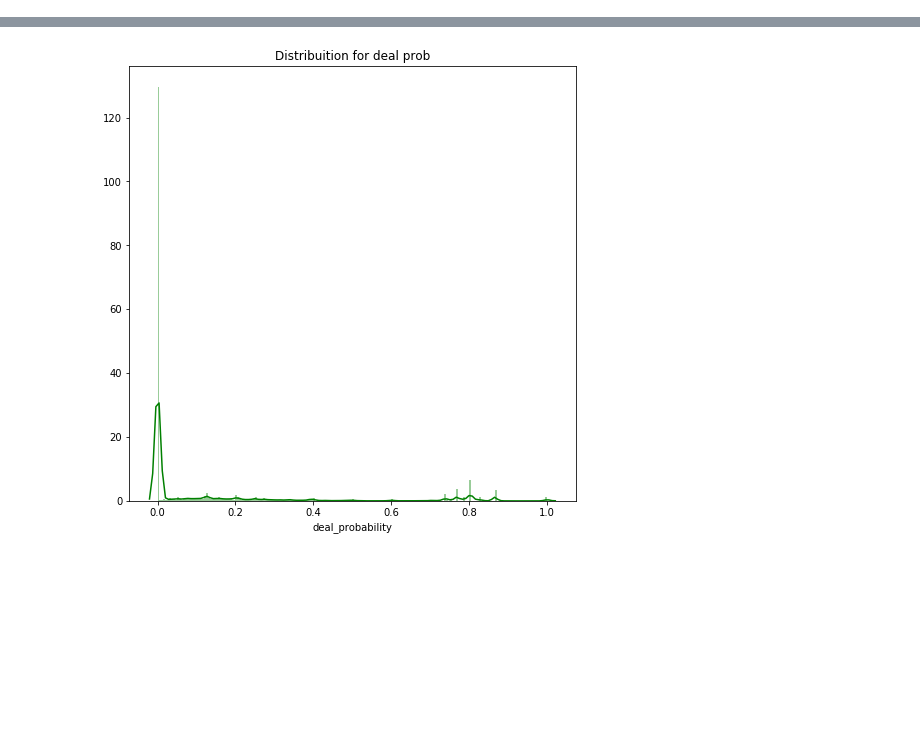
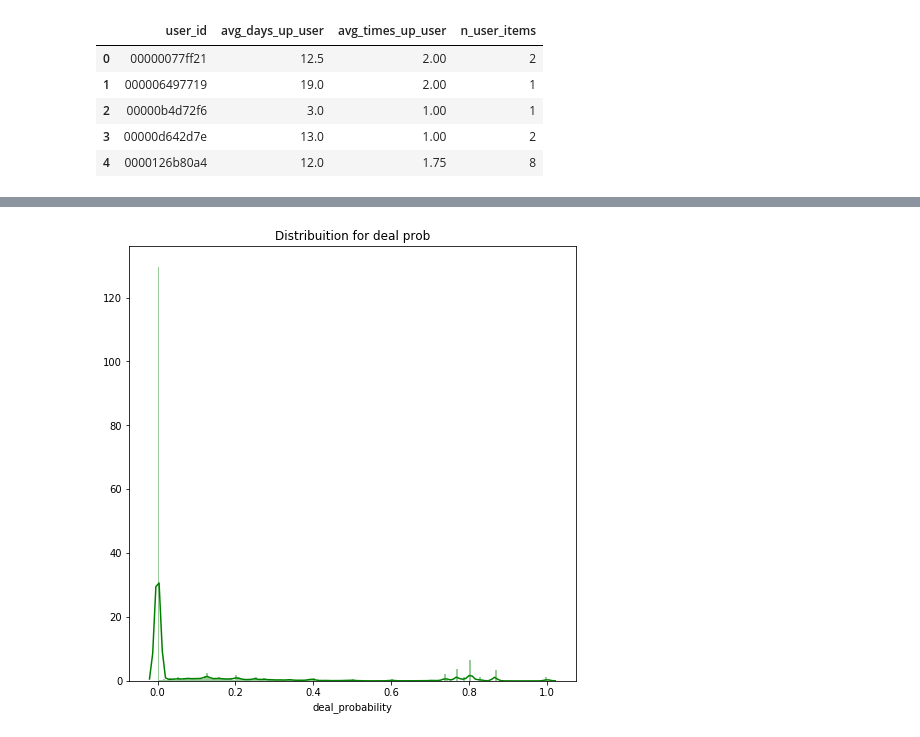
Before and after one commit to antorsae/avito-demand-prediction, a Jupyter notebook: train-ft-images.ipynb, the cells around one changed output, grey strips where cells are left out. Cells and saved outputs as stored; diff of their text form; code cells hidden in the pictures; blank space fills up the shorter version.

```diff
--- a/train-ft-images.ipynb
+++ b/train-ft-images.ipynb
@@ -26,0 +95,7 @@ df_test  = pd.read_csv(f'{PATH}/test.csv')
+# %%
+gp = all_periods.groupby(['user_id'])[['days_up_sum', 'times_put_up']].mean().reset_index() \
+    .rename(index=str, columns={
+        'days_up_sum' : 'avg_days_up_user',
+        'times_put_up': 'avg_times_up_user'
+    })
+gp.head()
@@ -27,3 +109,18 @@ df_test  = pd.read_csv(f'{PATH}/test.csv')
+# %%
+n_user_items = all_samples.groupby(['user_id'])[['item_id']].count().reset_index() \
+    .rename(index=str, columns={
+        'item_id': 'n_user_items'
+    })
+gp = gp.merge(n_user_items, on='user_id', how='outer')
+
+gp.head()
+# %% [output]
+|  | user_id | avg_days_up_user | avg_times_up_user | n_user_items |
+| 0 | 00000077ff21 | 12.5 | 2.00 | 2 |
+| 1 | 000006497719 | 19.0 | 2.00 | 1 |
+| 2 | 00000b4d72f6 | 3.0 | 1.00 | 1 |
+| 3 | 00000d642d7e | 13.0 | 1.00 | 2 |
+| 4 | 0000126b80a4 | 12.0 | 1.75 | 8 |
 # %%
 df_y_train = df_train['deal_probability']
 df_x_train = df_train.drop(['deal_probability'], axis=1)
```
Also changed, not shown: parts of 28 cells of this notebook.
